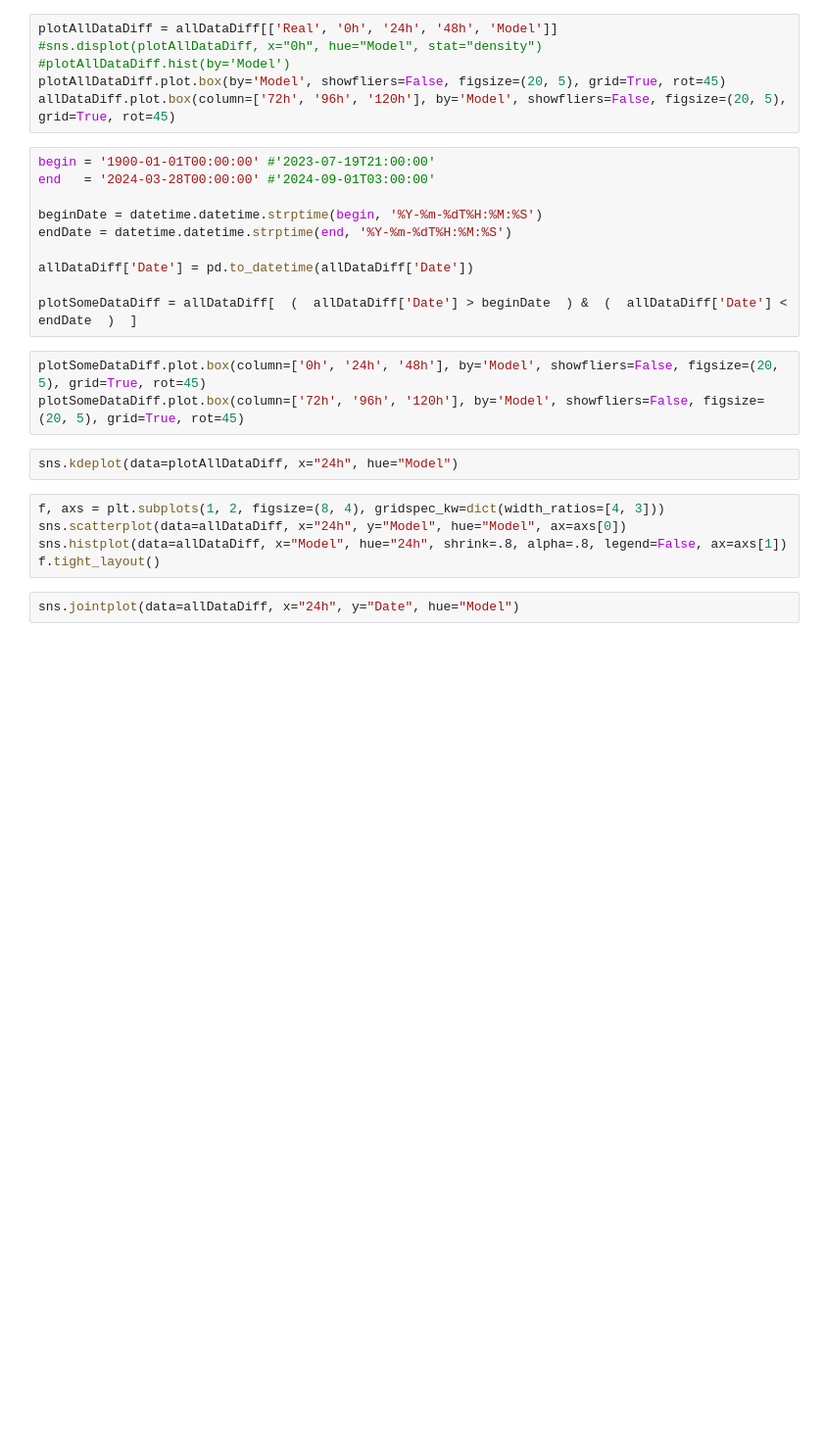
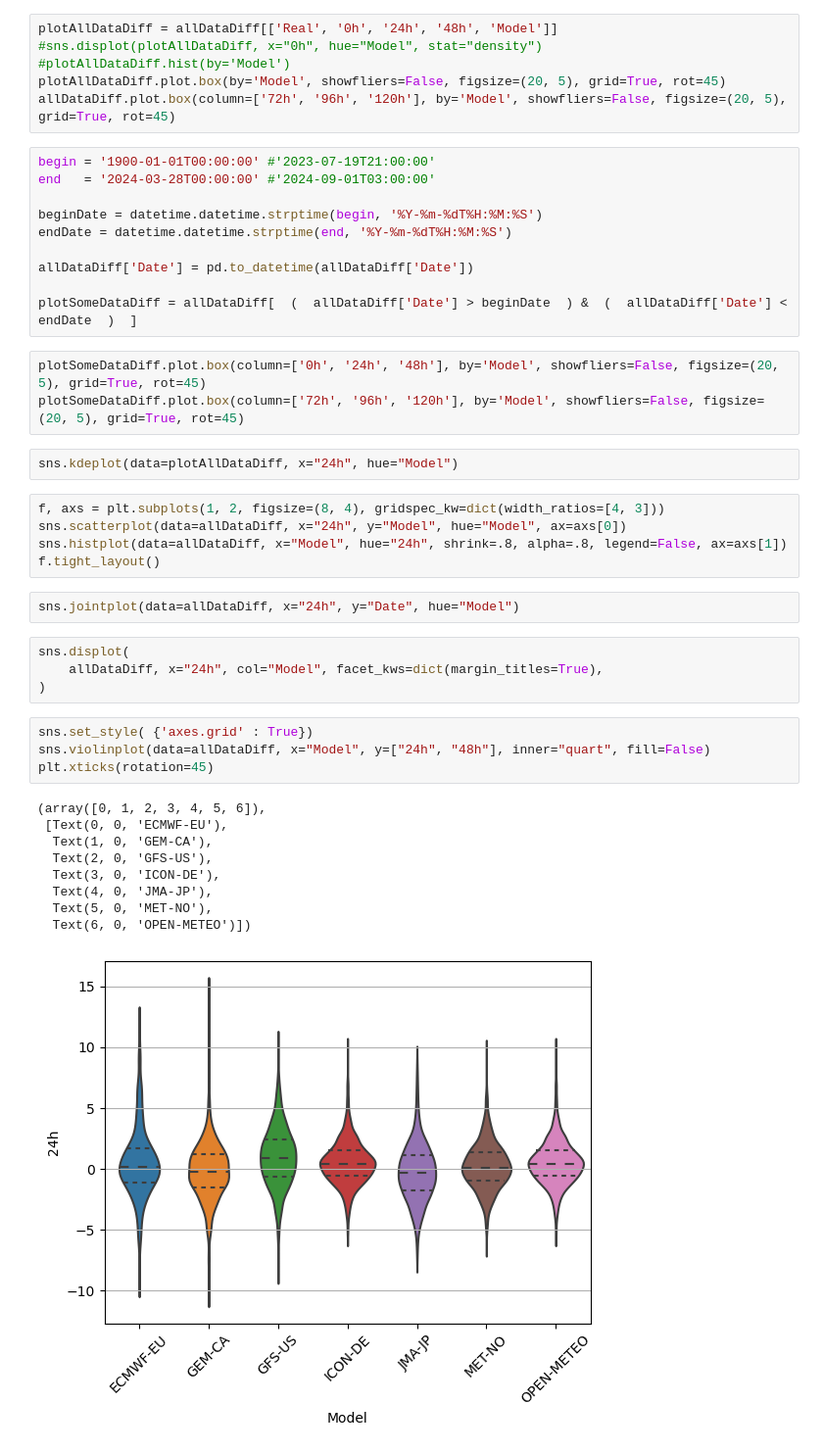
Before and after one commit to LaurentiuStoleriu/python-wsl, a Jupyter notebook: METEO/read-analyze-ALL.ipynb, the cells around one changed output. Shown: that part at 98% size. Saved outputs shown, nothing was run; the diff lists cells and outputs as text; blank space fills up the shorter version.

Commit message:
nice violins

```diff
--- a/METEO/read-analyze-ALL.ipynb
+++ b/METEO/read-analyze-ALL.ipynb
@@ -96,3 +96,21 @@ sns.histplot(data=allDataDiff, x="Model", hue="24h", shrink=.8, alpha=.8, legend
 f.tight_layout()
 # %%
 sns.jointplot(data=allDataDiff, x="24h", y="Date", hue="Model")
+# %%
+sns.displot(
+    allDataDiff, x="24h", col="Model", facet_kws=dict(margin_titles=True),
+)
+# %%
+sns.set_style( {'axes.grid' : True})
+sns.violinplot(data=allDataDiff, x="Model", y=["24h", "48h"], inner="quart", fill=False)
+plt.xticks(rotation=45)
+# %% [output]
+(array([0, 1, 2, 3, 4, 5, 6]),
+ [Text(0, 0, 'ECMWF-EU'),
+  Text(1, 0, 'GEM-CA'),
+  Text(2, 0, 'GFS-US'),
+  Text(3, 0, 'ICON-DE'),
+  Text(4, 0, 'JMA-JP'),
+  Text(5, 0, 'MET-NO'),
+  Text(6, 0, 'OPEN-METEO')])
+[figure, added]
```
